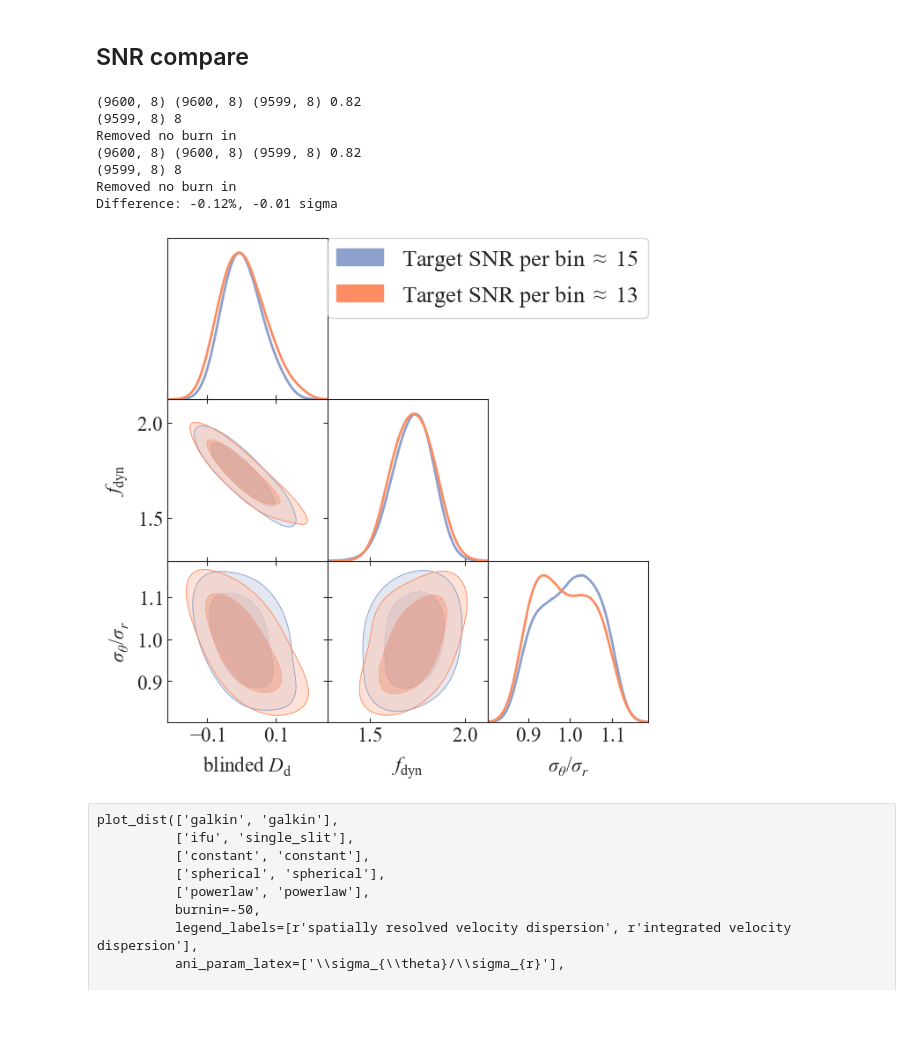
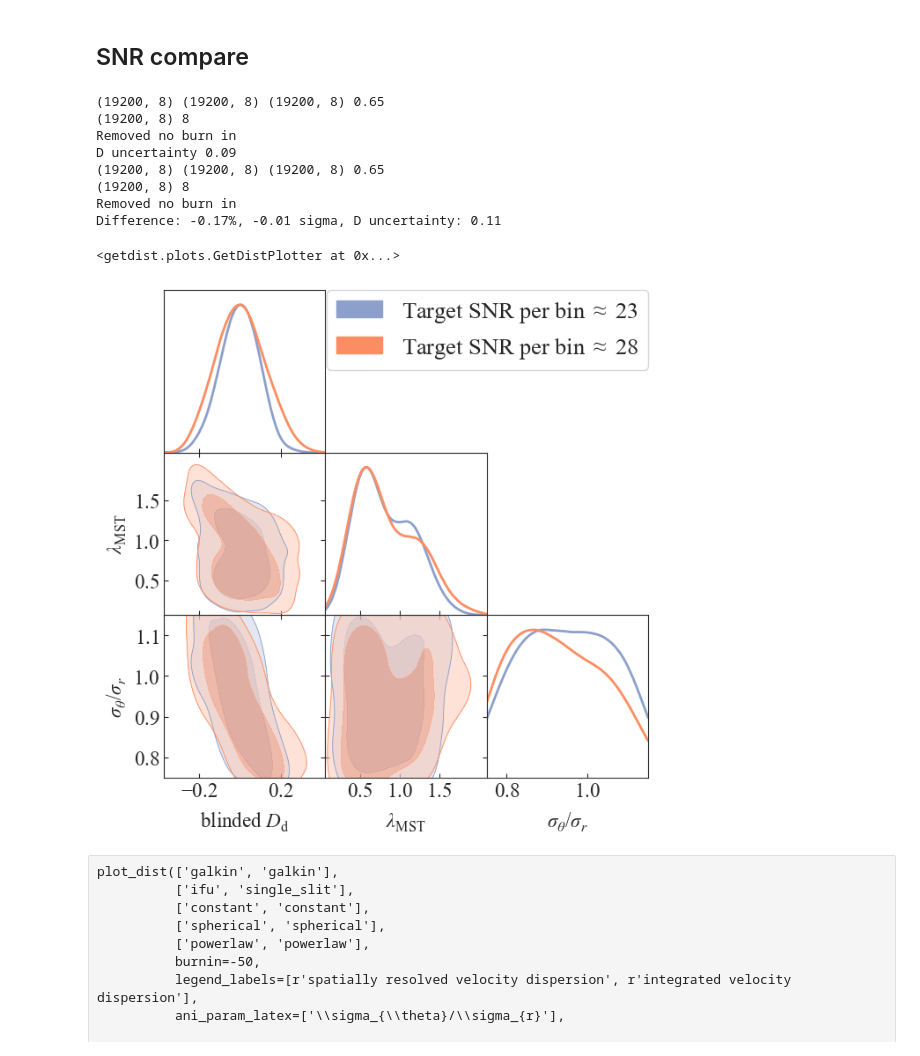
Before and after one commit to TDCOSMO/RXJ1131_KCWI, a Jupyter notebook: Make residual figures and corner plots.ipynb, the cells around one changed output. Drawn from its saved outputs; the diff is of its cells as text; code cells hidden in the pictures; blank space fills up the shorter version.

```diff
--- a/Make residual figures and corner plots.ipynb
+++ b/Make residual figures and corner plots.ipynb
@@ -3,3 +6,3 @@ from plot_util import *
 # %%
-savefig = True
+savefig = False
 # %%
@@ -56,4 +57,7 @@ Residuals > 10%: Change `inner_slope` or `outer_slope` or increase `ngauss`
 [figure]
 # %% [markdown]
 ## oblate vs prolate
+# %%
+burnin = -200
+thin = 1
 # %%
@@ -326,30 +340,32 @@ Difference: 3.88%, 0.25 sigma, D uncertainty: 0.14
 # %% [markdown]
 ## SNR compare
 # %%
-# OM anisotropy
 plot_dist(['jampy', 'jampy'],
           ['ifu', 'ifu'],
           ['constant', 'constant'],
           ['axisymmetric', 'axisymmetric'],
           ['powerlaw', 'powerlaw'],
-          oblate_fractions=[.82, .82],
-          snrs=[15, 13],
-          burnin=-200,
-          legend_labels=[r'Target SNR per bin $\approx$ 15', r'Target SNR per bin $\approx$ 13'],
+          oblate_fractions=[.65, .65],
+          snrs=[23, 28],
+          burnin=burnin,
+          legend_labels=[r'Target SNR per bin $\approx$ 23',
+                         r'Target SNR per bin $\approx$ 28'],
           ani_param_latex=['\\sigma_{\\theta}/\\sigma_{r}'],
           save_fig='/Users/ajshajib/Dropbox/Papers_Proposals/rxj1131_kcwi/figures/snr_compare.pdf' if savefig else None,
           font_scale=1.2,
           select_indices=[[-4, -2, -1]]*2, blind=True, print_difference=True
          )
 # %% [output]
-(9600, 8) (9600, 8) (9599, 8) 0.82
-(9599, 8) 8
+(19200, 8) (19200, 8) (19200, 8) 0.65
+(19200, 8) 8
 Removed no burn in
-(9600, 8) (9600, 8) (9599, 8) 0.82
-(9599, 8) 8
+D uncertainty 0.09
+(19200, 8) (19200, 8) (19200, 8) 0.65
+(19200, 8) 8
 Removed no burn in
-Difference: -0.12%, -0.01 sigma
+Difference: -0.17%, -0.01 sigma, D uncertainty: 0.11
+<getdist.plots.GetDistPlotter at 0x...>
-[figure, old version]
+[figure, new version]
 # %% [raw]
 plot_dist(['galkin', 'galkin'],
           ['ifu', 'single_slit'],
```
Also changed, not shown: parts of 18 cells of this notebook, 7 other files.
